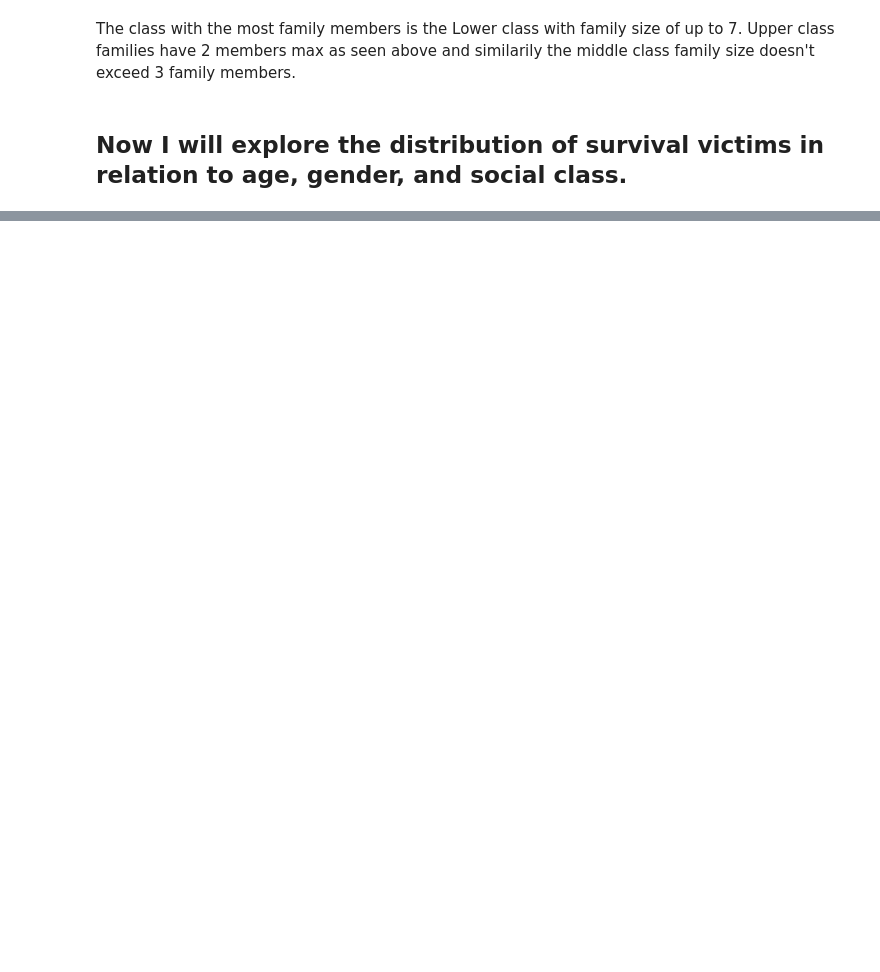
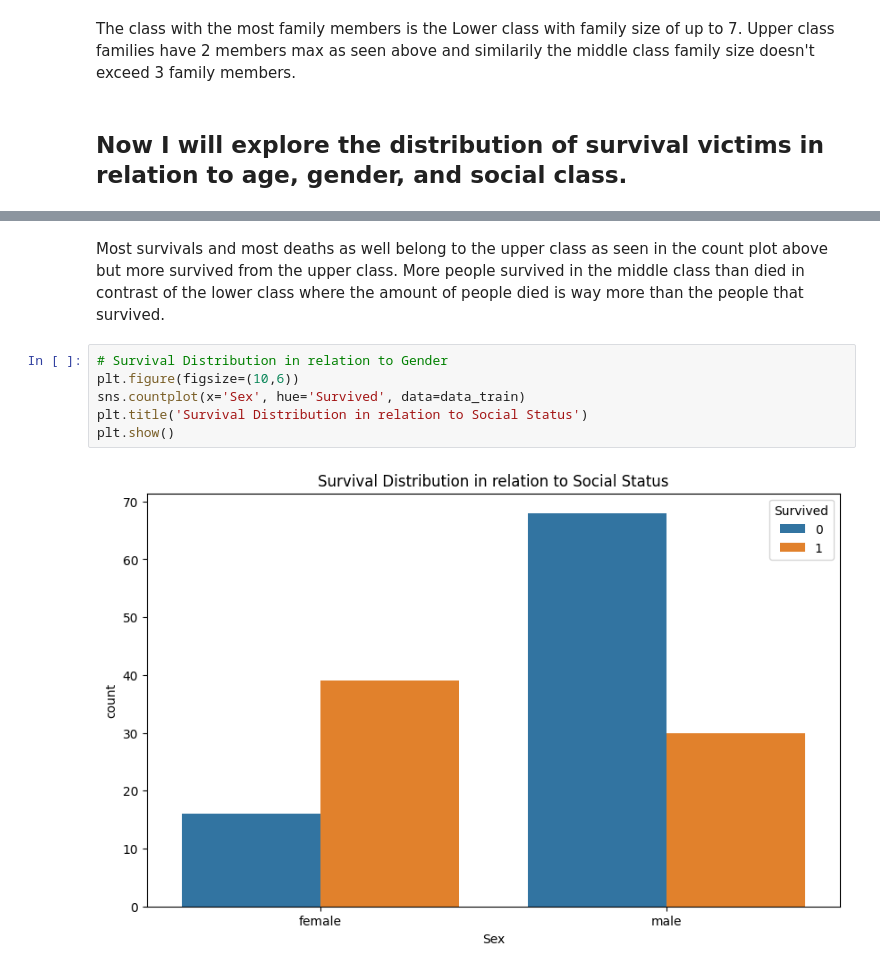
Before and after one commit to MazenIbrahim1/Titanic_Data_Model, a Jupyter notebook: Titanic_Data_Model.ipynb, the cells around one changed output, grey strips where cells are left out. Cells and saved outputs as stored; diff of their text form; blank space fills up the shorter version.

```diff
--- a/Titanic_Data_Model.ipynb
+++ b/Titanic_Data_Model.ipynb
@@ -345,0 +360,10 @@ The class with the most family members is the Lower class with family size of up
+# %% [markdown]
+Most survivals and most deaths as well belong to the upper class as seen in the count plot above but more survived from the upper class. More people survived in the middle class than died in contrast of the lower class where the amount of people died is way more than the people that survived.
+# %%
+# Survival Distribution in relation to Gender
+plt.figure(figsize=(10,6))
+sns.countplot(x='Sex', hue='Survived', data=data_train)
+plt.title('Survival Distribution in relation to Social Status')
+plt.show()
+# %% [output]
+[figure, added]
```
Also changed, not shown: parts of 8 cells of this notebook.
